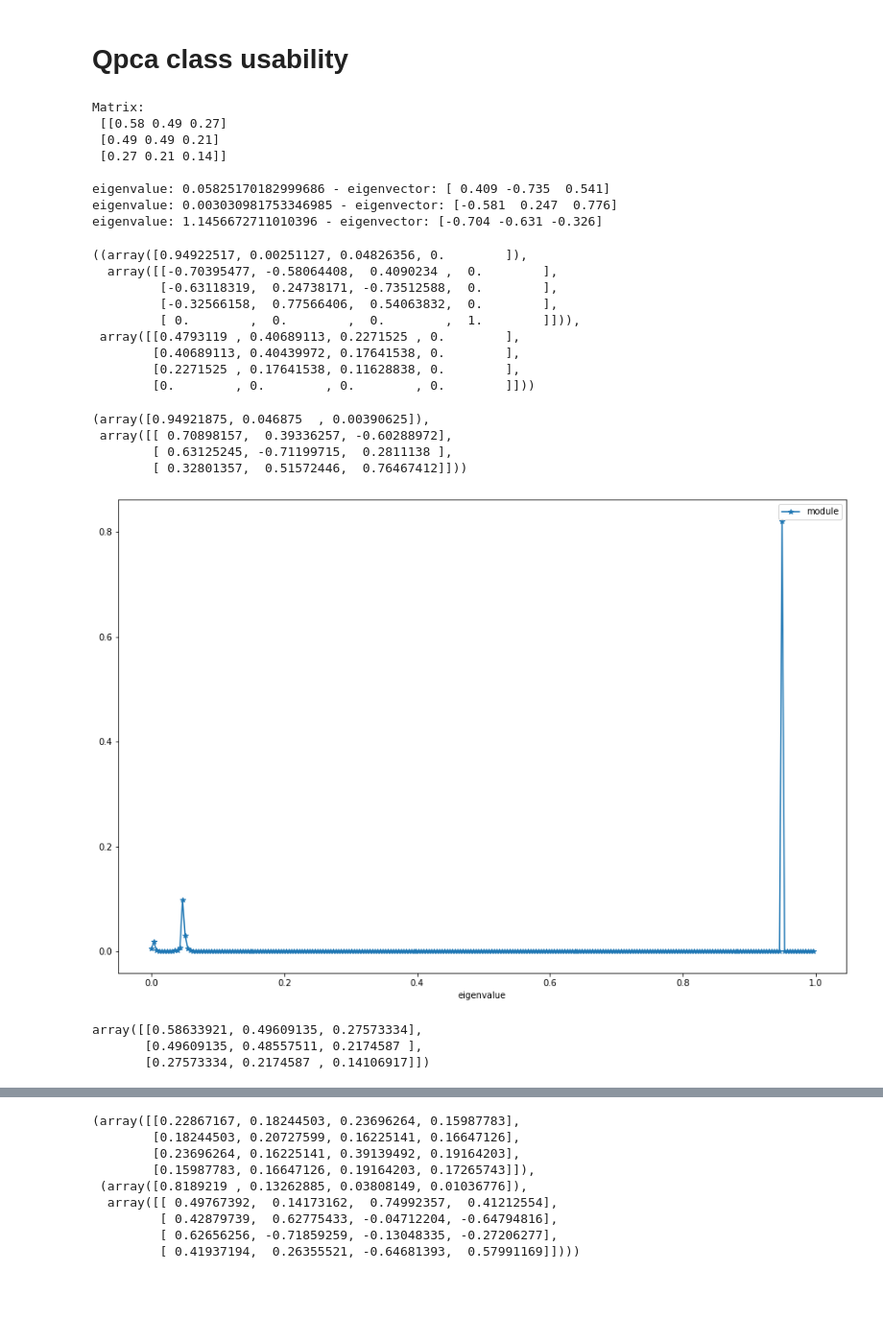
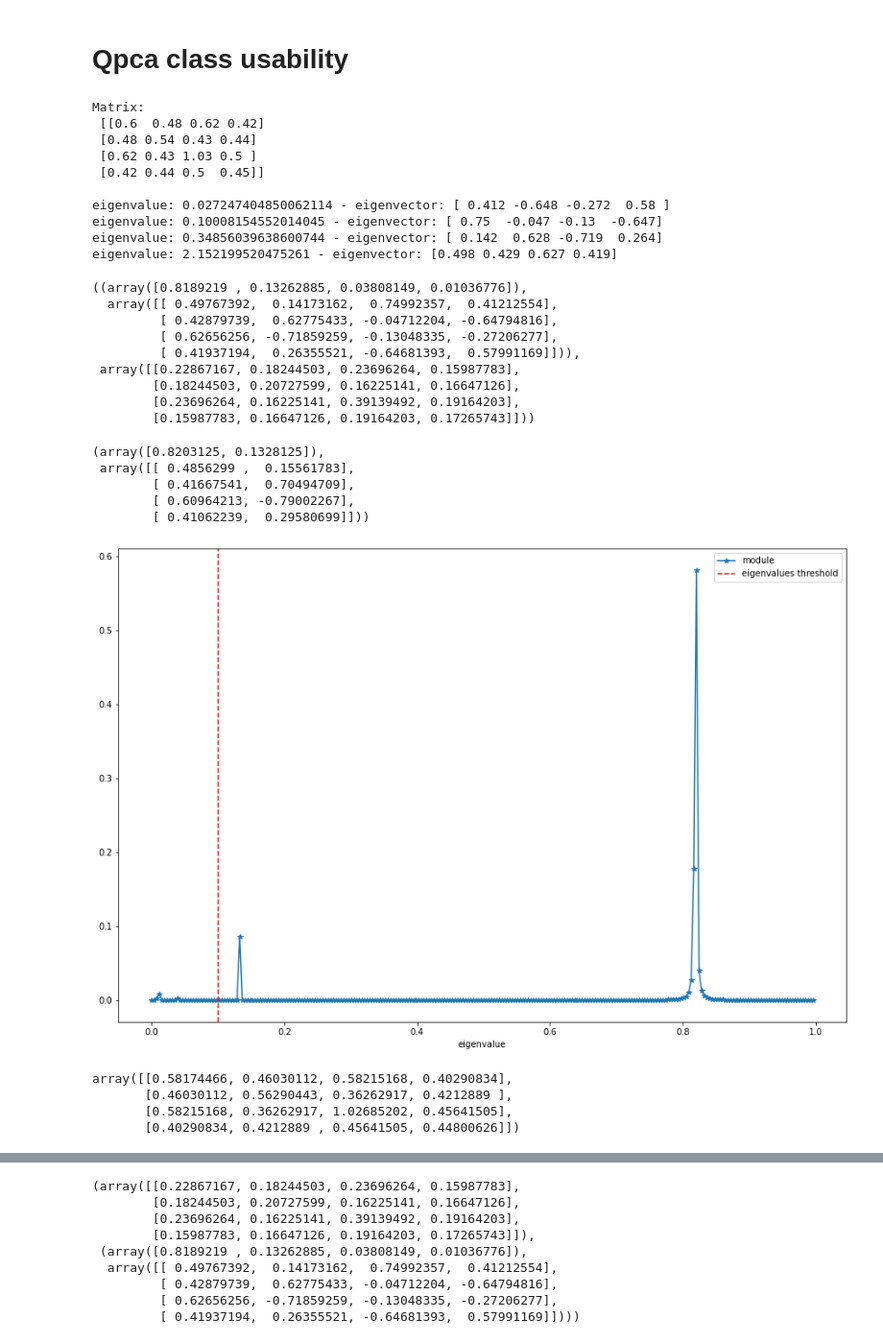
Before and after one commit to PolnareffPark/QuPCA, a Jupyter notebook: class_usability.ipynb, the cells around one changed output, grey strips where cells are left out. Shown at 96% size. Cells and saved outputs as stored; diff of their text form; code cells hidden in the pictures; blank space fills up the shorter version.

Commit message:
update usage of classical threshold

```diff
--- a/class_usability.ipynb
+++ b/class_usability.ipynb
@@ -59,7 +59,7 @@ StateVectorTomography.state_vector_tomography(qc,n_shots=8000,n_repetitions=1,dr
 # Qpca class usability
 # %%
 resolution=8
-matrix_dimension=3
+matrix_dimension=4
 lista=list(range(0,2**resolution))
 #eigenvalues_list=[0.65,0.25,0.06,0.04]
 # %%
@@ -68,38 +68,42 @@ seed=900
 input_matrix=generate_matrix(matrix_dimension=matrix_dimension,replicate_paper=False,seed=seed)#,eigenvalues_list=eigenvalues_list)
 # %% [output]
 Matrix:
- [[0.58 0.49 0.27]
- [0.49 0.49 0.21]
- [0.27 0.21 0.14]]
+ [[0.6  0.48 0.62 0.42]
+ [0.48 0.54 0.43 0.44]
+ [0.62 0.43 1.03 0.5 ]
+ [0.42 0.44 0.5  0.45]]
 
-eigenvalue: 0.05825170182999686 - eigenvector: [ 0.409 -0.735  0.541]
-eigenvalue: 0.003030981753346985 - eigenvector: [-0.581  0.247  0.776]
-eigenvalue: 1.1456672711010396 - eigenvector: [-0.704 -0.631 -0.326]
+eigenvalue: 0.027247404850062114 - eigenvector: [ 0.412 -0.648 -0.272  0.58 ]
+eigenvalue: 0.10008154552014045 - eigenvector: [ 0.75  -0.047 -0.13  -0.647]
+eigenvalue: 0.34856039638600744 - eigenvector: [ 0.142  0.628 -0.719  0.264]
+eigenvalue: 2.152199520475261 - eigenvector: [0.498 0.429 0.627 0.419]
 # %%
 qpca=QPCA().fit(input_matrix,resolution=resolution)
 # %%
 np.linalg.eig(qpca.input_matrix),qpca.input_matrix
 # %% [output]
-((array([0.94922517, 0.00251127, 0.04826356, 0.        ]),
-  array([[-0.70395477, -0.58064408,  0.4090234 ,  0.        ],
-         [-0.63118319,  0.24738171, -0.73512588,  0.        ],
-         [-0.32566158,  0.77566406,  0.54063832,  0.        ],
-         [ 0.        ,  0.        ,  0.        ,  1.        ]])),
- array([[0.4793119 , 0.40689113, 0.2271525 , 0.        ],
-        [0.40689113, 0.40439972, 0.17641538, 0.        ],
-        [0.2271525 , 0.17641538, 0.11628838, 0.        ],
-        [0.        , 0.        , 0.        , 0.        ]]))
+((array([0.8189219 , 0.13262885, 0.03808149, 0.01036776]),
+  array([[ 0.49767392,  0.14173162,  0.74992357,  0.41212554],
+         [ 0.42879739,  0.62775433, -0.04712204, -0.64794816],
+         [ 0.62656256, -0.71859259, -0.13048335, -0.27206277],
+         [ 0.41937194,  0.26355521, -0.64681393,  0.57991169]])),
+ array([[0.22867167, 0.18244503, 0.23696264, 0.15987783],
+        [0.18244503, 0.20727599, 0.16225141, 0.16647126],
+        [0.23696264, 0.16225141, 0.39139492, 0.19164203],
+        [0.15987783, 0.16647126, 0.19164203, 0.17265743]]))
 # %%
-qpca.eigenvectors_reconstruction(n_shots=1000000,n_repetitions=1,plot_peaks=True)
+qpca.eigenvectors_reconstruction(n_shots=1000000,n_repetitions=1,plot_peaks=True,eigenvalue_threshold=0.1)
 # %% [output]
-(array([0.94921875, 0.046875  , 0.00390625]),
- array([[ 0.70898157,  0.39336257, -0.60288972],
-        [ 0.63125245, -0.71199715,  0.2811138 ],
-        [ 0.32801357,  0.51572446,  0.76467412]]))
+(array([0.8203125, 0.1328125]),
+ array([[ 0.4856299 ,  0.15561783],
+        [ 0.41667541,  0.70494709],
+        [ 0.60964213, -0.79002267],
+        [ 0.41062239,  0.29580699]]))
-[figure, old version]
+[figure, new version]
 # %%
 qpca.quantum_input_matrix_reconstruction()
 # %% [output]
-array([[0.58633921, 0.49609135, 0.27573334],
-       [0.49609135, 0.48557511, 0.2174587 ],
-       [0.27573334, 0.2174587 , 0.14106917]])
+array([[0.58174466, 0.46030112, 0.58215168, 0.40290834],
+       [0.46030112, 0.56290443, 0.36262917, 0.4212889 ],
+       [0.58215168, 0.36262917, 1.02685202, 0.45641505],
+       [0.40290834, 0.4212889 , 0.45641505, 0.44800626]])
```
Also changed, not shown: parts of 2 cells of this notebook.
